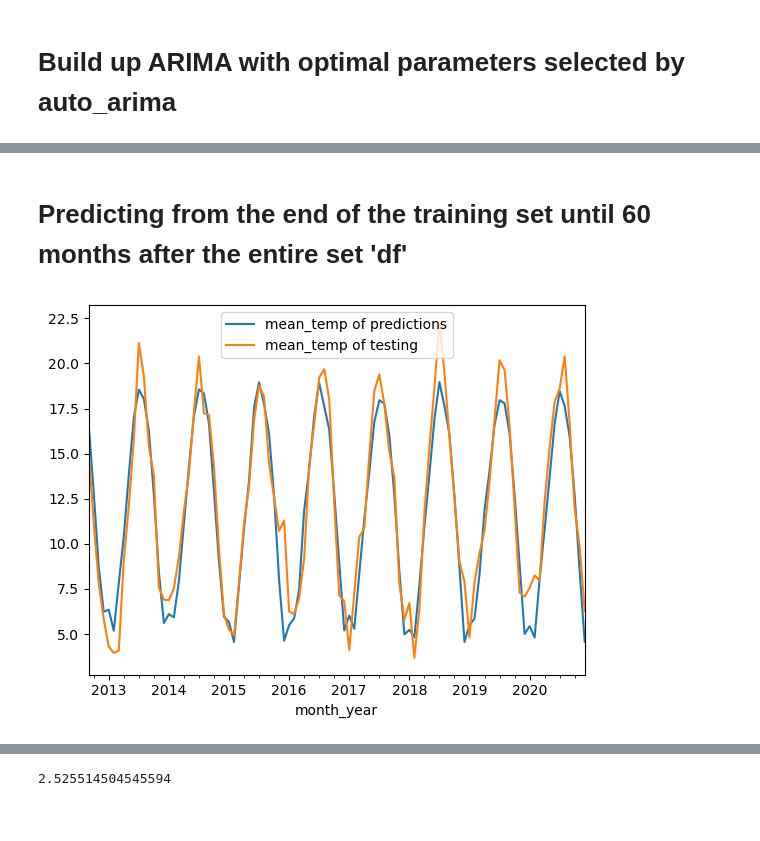
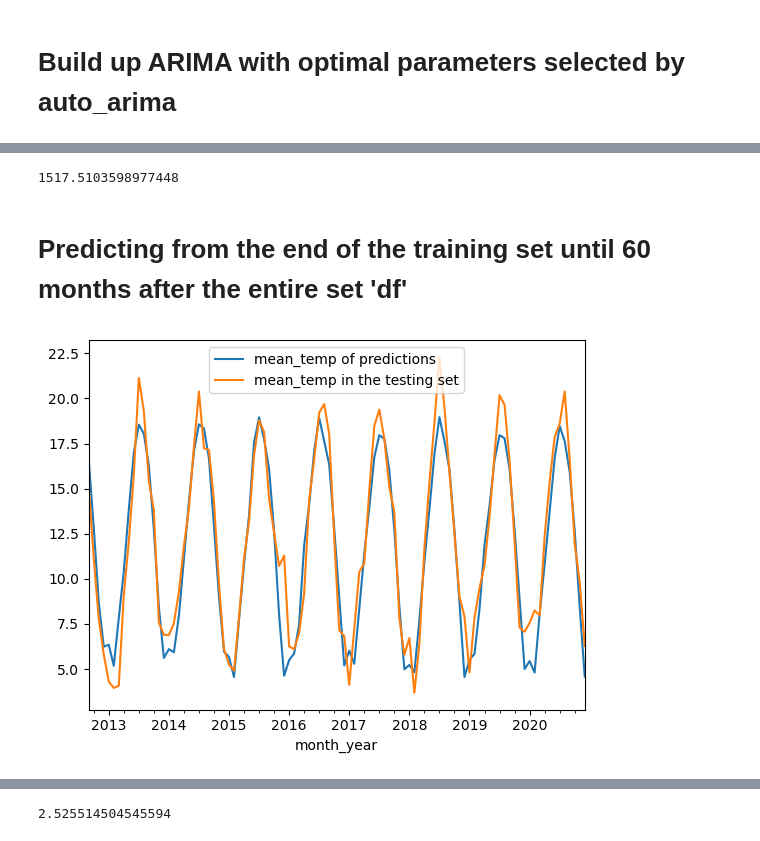
Before and after one commit to alanc0206/ELEC0088_Assignment, a Jupyter notebook: ARIMA/ARIMA_single(12_0_4).ipynb, the cells around one changed output, grey strips where cells are left out. Drawn from its saved outputs; the diff is of its cells as text; code cells hidden in the pictures.

```diff
--- a/ARIMA/ARIMA_single(12_0_4).ipynb
+++ b/ARIMA/ARIMA_single(12_0_4).ipynb
@@ -153,22 +154,27 @@ SARIMAX Results
 | Prob(H) (two-sided): | 0.23 | Kurtosis: | 3.27 |
 Warnings:
 [1] Covariance matrix calculated using the outer product of gradients (complex-step).
+# %%
+result.aic
+# the lower the better, a few thousands for the single variable case, this result is acceptable
+# %% [output]
+1517.5103598977448
 # %% [markdown]
 # Predicting from the end of the training set until 60 months after the entire set 'df'
 # %%
 #Predictions of ARIMA Model against the test set
 start = len(train)
 end = len(df)+60 # next 60 months
 
 # Predictions for one-year against the test set
 predictions = result.predict(start, end, dynamic=True)#dynamic = True means new predicted values will be attached to the end of original datasets for further steps
 
 # plot predictions and actual values on the same axis
 predictions.iloc[:len(test)].plot(legend = True)
 test['mean_temp'].plot(legend = True)
 
-plt.legend(["mean_temp of predictions", "mean_temp of testing"])
+plt.legend(["mean_temp of predictions", "mean_temp in the testing set"]) # label values clearly
 
 plt.show()
 # %% [output]
-[figure, old version]
+[figure, new version]
```
Also changed, not shown: parts of 7 cells of this notebook.
